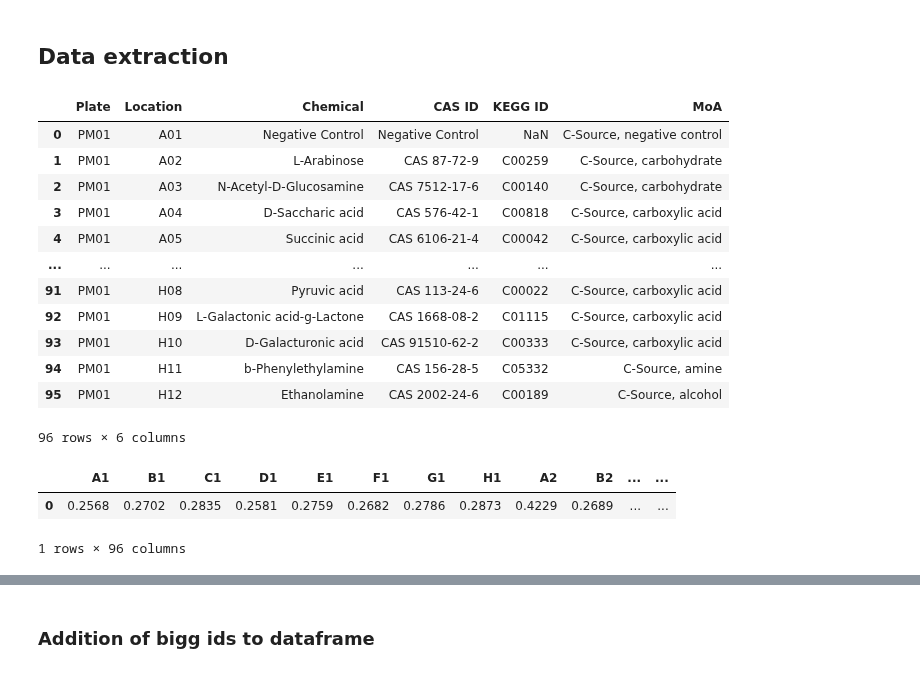
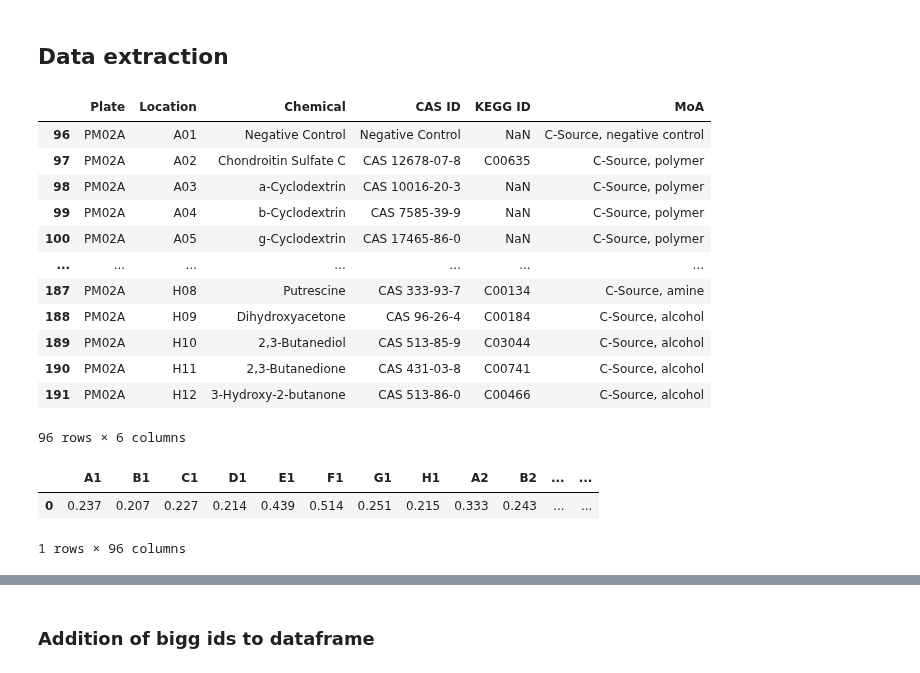
Before and after one commit to AzizBenA/iABA974_SoF1_GEM, a Jupyter notebook: Model/Biolog_data_manipulation.ipynb, the cells around one changed output, grey strips where cells are left out. Saved outputs shown, nothing was run; the diff lists cells and outputs as text; code cells hidden in the pictures.

```diff
--- a/Model/Biolog_data_manipulation.ipynb
+++ b/Model/Biolog_data_manipulation.ipynb
@@ -13,28 +16,28 @@ file_path ='C:\\\\Users\\\\adam-1y9pxi6q95ggpmx\\\\Documents\\\\PhD\\\\10-19 Res
 metabolite_data = pd.read_excel(file_path)
 # %%
 # extract identifier of the plate PM01\n",
-metabolite_df = metabolite_data[metabolite_data['Plate'] == 'PM01']
+metabolite_df = metabolite_data[metabolite_data['Plate'].isin(['PM02A'])]
 metabolite_df
 # %% [output]
 |  | Plate | Location | Chemical | CAS ID | KEGG ID | MoA |
-| 0 | PM01 | A01 | Negative Control | Negative Control | NaN | C-Source, negative control |
-| 1 | PM01 | A02 | L-Arabinose | CAS 87-72-9 | C00259 | C-Source, carbohydrate |
-| 2 | PM01 | A03 | N-Acetyl-D-Glucosamine | CAS 7512-17-6 | C00140 | C-Source, carbohydrate |
-| 3 | PM01 | A04 | D-Saccharic acid | CAS 576-42-1 | C00818 | C-Source, carboxylic acid |
-| 4 | PM01 | A05 | Succinic acid | CAS 6106-21-4 | C00042 | C-Source, carboxylic acid |
+| 96 | PM02A | A01 | Negative Control | Negative Control | NaN | C-Source, negative control |
+| 97 | PM02A | A02 | Chondroitin Sulfate C | CAS 12678-07-8 | C00635 | C-Source, polymer |
+| 98 | PM02A | A03 | a-Cyclodextrin | CAS 10016-20-3 | NaN | C-Source, polymer |
+| 99 | PM02A | A04 | b-Cyclodextrin | CAS 7585-39-9 | NaN | C-Source, polymer |
+| 100 | PM02A | A05 | g-Cyclodextrin | CAS 17465-86-0 | NaN | C-Source, polymer |
 | ... | ... | ... | ... | ... | ... | ... |
-| 91 | PM01 | H08 | Pyruvic acid | CAS 113-24-6 | C00022 | C-Source, carboxylic acid |
-| 92 | PM01 | H09 | L-Galactonic acid-g-Lactone | CAS 1668-08-2 | C01115 | C-Source, carboxylic acid |
-| 93 | PM01 | H10 | D-Galacturonic acid | CAS 91510-62-2 | C00333 | C-Source, carboxylic acid |
-| 94 | PM01 | H11 | b-Phenylethylamine | CAS 156-28-5 | C05332 | C-Source, amine |
-| 95 | PM01 | H12 | Ethanolamine | CAS 2002-24-6 | C00189 | C-Source, alcohol |
+| 187 | PM02A | H08 | Putrescine | CAS 333-93-7 | C00134 | C-Source, amine |
+| 188 | PM02A | H09 | Dihydroxyacetone | CAS 96-26-4 | C00184 | C-Source, alcohol |
+| 189 | PM02A | H10 | 2,3-Butanediol | CAS 513-85-9 | C03044 | C-Source, alcohol |
+| 190 | PM02A | H11 | 2,3-Butanedione | CAS 431-03-8 | C00741 | C-Source, alcohol |
+| 191 | PM02A | H12 | 3-Hydroxy-2-butanone | CAS 513-86-0 | C00466 | C-Source, alcohol |
 96 rows × 6 columns
 # %%
 # open excel file containing the OD600 values list\n
-file_path ='C:\\\\Users\\\\adam-1y9pxi6q95ggpmx\\\\Documents\\\\PhD\\\\10-19 Research\\\\11 Data\\\\11.13 Biolog_data\\\\240927_Biolog_OD.xlsx'
+file_path ='C:\\\\Users\\\\adam-1y9pxi6q95ggpmx\\\\Documents\\\\PhD\\\\10-19 Research\\\\11 Data\\\\11.13 Biolog_data\\\\241016_Biolog_OD_plate_2.xlsx'
 biolog_data = pd.read_excel(file_path)
 biolog_data
 # %% [output]
 |  | A1 | B1 | C1 | D1 | E1 | F1 | G1 | H1 | A2 | B2 | ... | ... |
-| 0 | 0.2568 | 0.2702 | 0.2835 | 0.2581 | 0.2759 | 0.2682 | 0.2786 | 0.2873 | 0.4229 | 0.2689 | ... | ... |
+| 0 | 0.237 | 0.207 | 0.227 | 0.214 | 0.439 | 0.514 | 0.251 | 0.215 | 0.333 | 0.243 | ... | ... |
 1 rows × 96 columns
```
Also changed, not shown: parts of 17 cells of this notebook, 1 other file.
